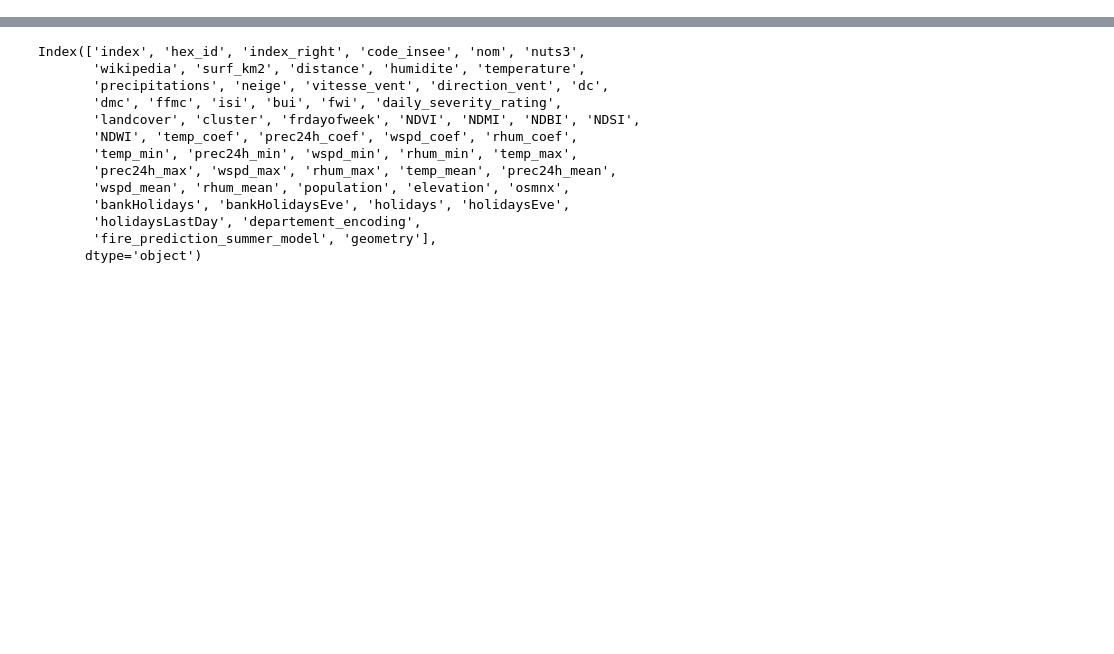
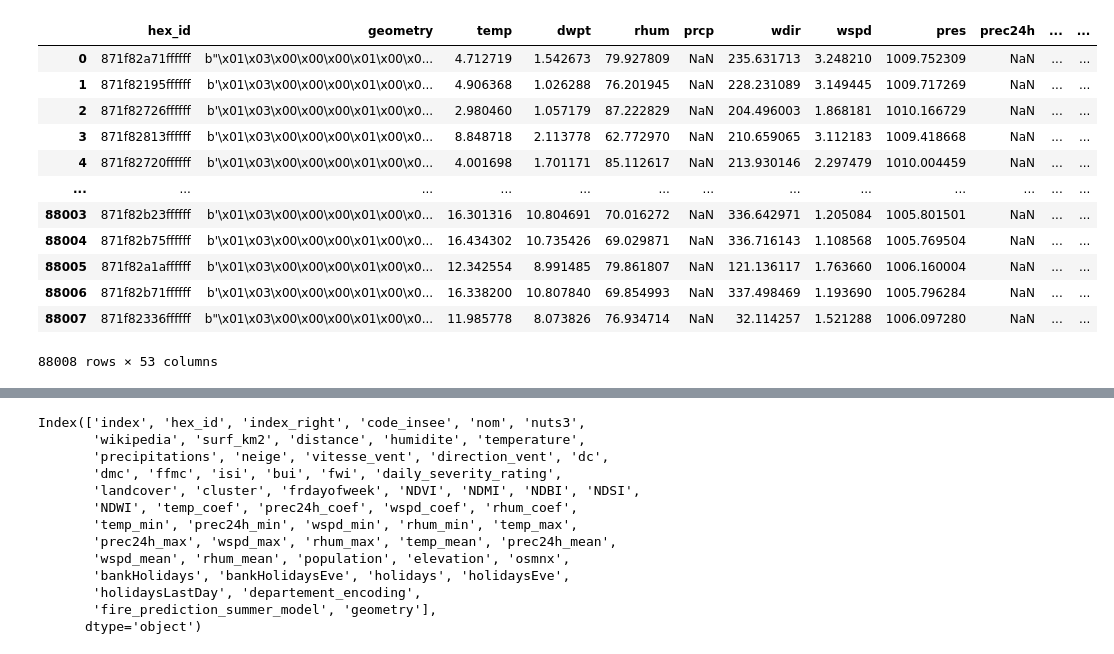
Before and after one commit to NicolasCaronPro/ST-GNN-for-wildifre-prediction, a Jupyter notebook: Prediction/Inference/interface/check.ipynb, the cells around one changed output, grey strips where cells are left out. Cells and saved outputs as stored; diff of their text form; code cells hidden in the pictures; blank space fills up the shorter version.

```diff
--- a/Prediction/Inference/interface/check.ipynb
+++ b/Prediction/Inference/interface/check.ipynb
@@ -8,0 +9,18 @@ KeyError: 'fire_prediction'
+# %%
+import pandas as pd
+file = pd.read_feather('incendie_final.feather')
+file
+# %% [output]
+|  | hex_id | geometry | temp | dwpt | rhum | prcp | wdir | wspd | pres | prec24h | ... | ... |
+| 0 | 871f82a71ffffff | b"\x01\x03\x00\x00\x00\x01\x00\x0... | 4.712719 | 1.542673 | 79.927809 | NaN | 235.631713 | 3.248210 | 1009.752309 | NaN | ... | ... |
+| 1 | 871f82195ffffff | b'\x01\x03\x00\x00\x00\x01\x00\x0... | 4.906368 | 1.026288 | 76.201945 | NaN | 228.231089 | 3.149445 | 1009.717269 | NaN | ... | ... |
+| 2 | 871f82726ffffff | b'\x01\x03\x00\x00\x00\x01\x00\x0... | 2.980460 | 1.057179 | 87.222829 | NaN | 204.496003 | 1.868181 | 1010.166729 | NaN | ... | ... |
+| 3 | 871f82813ffffff | b'\x01\x03\x00\x00\x00\x01\x00\x0... | 8.848718 | 2.113778 | 62.772970 | NaN | 210.659065 | 3.112183 | 1009.418668 | NaN | ... | ... |
+| 4 | 871f82720ffffff | b'\x01\x03\x00\x00\x00\x01\x00\x0... | 4.001698 | 1.701171 | 85.112617 | NaN | 213.930146 | 2.297479 | 1010.004459 | NaN | ... | ... |
+| ... | ... | ... | ... | ... | ... | ... | ... | ... | ... | ... | ... | ... |
+| 88003 | 871f82b23ffffff | b'\x01\x03\x00\x00\x00\x01\x00\x0... | 16.301316 | 10.804691 | 70.016272 | NaN | 336.642971 | 1.205084 | 1005.801501 | NaN | ... | ... |
+| 88004 | 871f82b75ffffff | b'\x01\x03\x00\x00\x00\x01\x00\x0... | 16.434302 | 10.735426 | 69.029871 | NaN | 336.716143 | 1.108568 | 1005.769504 | NaN | ... | ... |
+| 88005 | 871f82a1affffff | b'\x01\x03\x00\x00\x00\x01\x00\x0... | 12.342554 | 8.991485 | 79.861807 | NaN | 121.136117 | 1.763660 | 1006.160004 | NaN | ... | ... |
+| 88006 | 871f82b71ffffff | b'\x01\x03\x00\x00\x00\x01\x00\x0... | 16.338200 | 10.807840 | 69.854993 | NaN | 337.498469 | 1.193690 | 1005.796284 | NaN | ... | ... |
+| 88007 | 871f82336ffffff | b"\x01\x03\x00\x00\x00\x01\x00\x0... | 11.985778 | 8.073826 | 76.934714 | NaN | 32.114257 | 1.521288 | 1006.097280 | NaN | ... | ... |
+88008 rows × 53 columns
```
Also changed, not shown: parts of 2 cells of this notebook, 21 other files.
